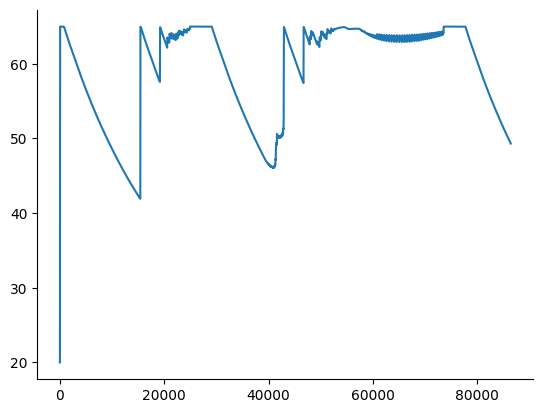
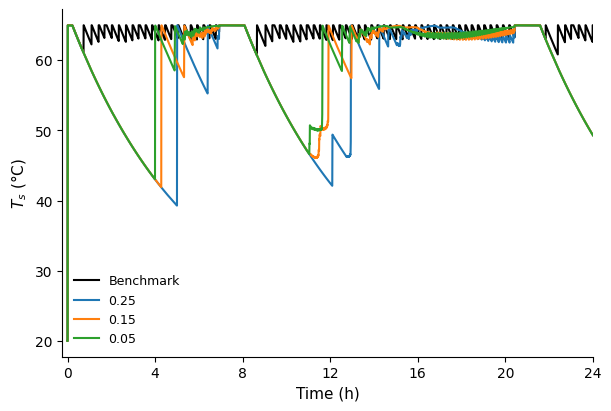
The notebook cell's code change between the first figure and the second:
--- before
+++ after
@@ -1,2 +1,53 @@
-plt.plot(dict_Ts[0.15])
-plt.show()
+# Set once, near the top of the file/notebook (matches your thesisplots.ipynb style block)
+plt.rcParams.update({
+    'font.size': 11,
+    'axes.labelsize': 11,
+    'legend.fontsize': 9,
+    'xtick.labelsize': 10,
+    'ytick.labelsize': 10,
+    'axes.spines.top': False,
+    'axes.spines.right': False,
+    'legend.frameon': False,
+})
+
+for i in range(2,3):
+
+    profile = f'Profile {i}'
+    n_init_points = 10
+    n_iter = 15
+    dt = 1
+
+    day_str_list = ['2026-07-06', '2026-07-07', '2026-07-08']
+    alpha = [0.25,0.15,0.05]
+
+    fig_s, ax_s = plt.subplots(figsize=(6, 4), constrained_layout=True)
+    # fig_r, ax_r = plt.subplots(figsize=(6, 4), constrained_layout=True)
+
+    bench_plot = False
+    for i, day_str in enumerate(day_str_list):
+        alpha_val = alpha[i]
+
+        if not bench_plot:
+            ax_s.plot(time, dict_Ts['bench'], color='black', lw=1.5, label='Benchmark')
+            # ax_r.plot(time, dict_Tr['bench'], color='black', lw=1.5, label='Benchmark')
+            bench_plot = True
+
+        ax_s.plot(time, dict_Ts[alpha_val], lw=1.5, label=str(alpha_val))
+        # ax_r.plot(time, dict_Tr[alpha_val], lw=1.5, ls = '--', label=str(alpha_val))
+
+    ax_s.set_ylabel(r'$T_s$ (°C)')
+    ax_s.set_xlabel('Time (h)')
+    ax_s.legend(loc='best')
+    format_plot_time_axis(ax=ax_s)
+
+    # ax_r.set_ylabel(r'$T_r$ (°C)')
+    # ax_r.set_xlabel('Time (h)')
+    # ax_r.legend(loc='best')
+    # format_plot_time_axis(ax=ax_r)
+
+    fig_s.show()
+    # fig_r.show()
+
+    # fig_s.savefig(os.path.join(output_folder, 'supply_temperature.pdf'), bbox_inches='tight')
+    # fig_r.savefig(os.path.join(output_folder, 'return_temperature.pdf'), bbox_inches='tight')
+

Commit: supply and return plots